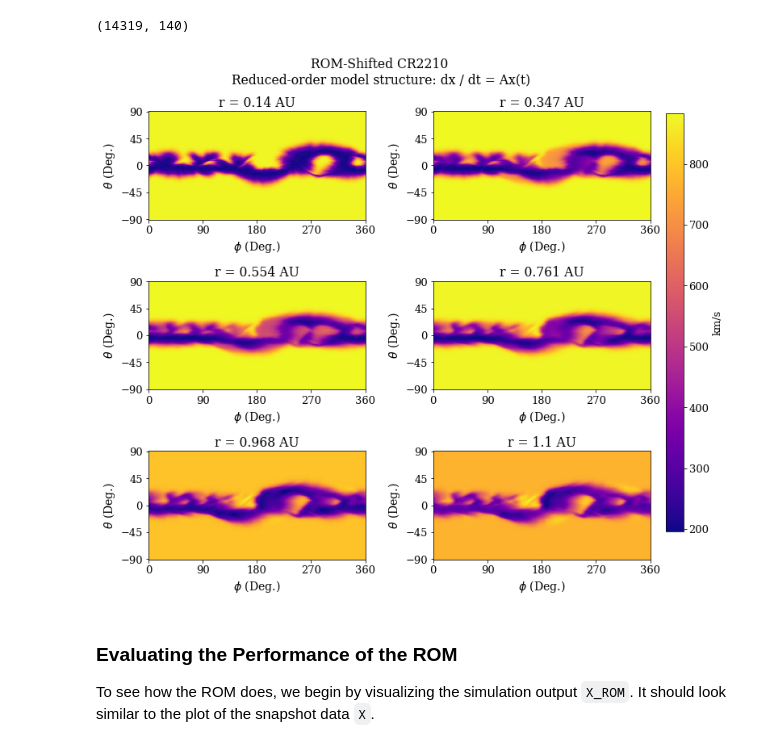
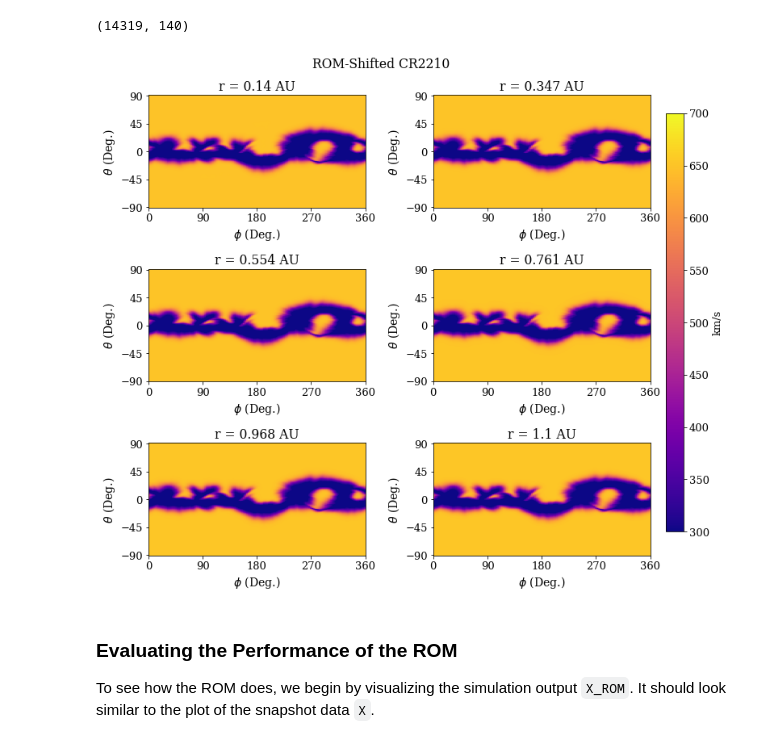
Before and after one commit to opaliss/Space-Weather-ROM, a Jupyter notebook: MHD/SW-ROM-Shifted-MHD-2D-LowRes.ipynb, the cells around one changed output. Cells and saved outputs as stored; diff of their text form; code cells hidden in the pictures.

```diff
--- a/MHD/SW-ROM-Shifted-MHD-2D-LowRes.ipynb
+++ b/MHD/SW-ROM-Shifted-MHD-2D-LowRes.ipynb
@@ -117,11 +122,12 @@ Due to the high temperature of the Sun's upper atmosphere, called the corona, pa
 
 Here we will model the radial velocity of the Solar Wind protons denoted by $v_{r}$. As the solar wind propagates out in the heliosphere it can reach velocities of around 300-700 km/sec.
 # %%
-def plot_slices_fig(data, title="MHD CR2210", figsave="figs/mhd_2D_slices.png"):
+def plot_slices_fig(data, title="MHD CR2210", figsave="figs/mhd_2D_slices.png", vmin=300, vmax=700):
     fig = plt.figure(figsize=(10,12))
     for id_subplot, snapshot in enumerate(np.append(np.arange(0, len(r), 30), len(r)-1), start=1):
         plt.subplot(4, 2, id_subplot)
-        im = plt.imshow(data[:, :, snapshot].T,  vmin=300, vmax=700, extent=[p[0]*180/np.pi, p[-1]*180/np.pi, t[0]*180/np.pi, t[-1]*180/np.pi],
+        im = plt.imshow(data[:, :, snapshot].T,  vmin=vmin, vmax=vmax,
+                        extent=[p[0]*180/np.pi, p[-1]*180/np.pi, t[0]*180/np.pi, t[-1]*180/np.pi],
                      cmap="plasma", aspect="auto")
         plt.title("r = " + str(round(r[snapshot].to(u.AU).value, 3)) + " AU")
         plt.xlabel(r"$\phi$ (Deg.)", fontsize=14)
@@ -217,5 +223,5 @@ plot_slices_fig(data=V_new, title="MHD Shifted CR2210", figsave="figs/mhd_2D_shi
 * Testing/Validation = Remaining $n_{r}-l$ radial indexes.
 # %%
 # set up the first l indexes used for training.
-l = int(0.9*(len(r)))
+l = int(0.7*(len(r)))
 # %%
@@ -370,6 +364,6 @@ $$
 V_{r} := \Phi_{:,:r}.
 $$
 # %%
-Vr, _ = roi.pre.pod_basis(flatten(X_train), rank, mode="dense")
+Vr, _ = roi.pre.pod_basis(flatten(X_train), 25, mode="dense")
 print(f"Shape of Vr: {Vr.shape}")
 # %% [output]
@@ -434,7 +432,7 @@ $$
 $$
 This is all done in the `fit()` method, given $X$, $\dot{X}$, and $V_r$.
 # %%
-model.fit(Vr, flatten(X_train), Xdot_, P=1e5)
+model.fit(Vr, flatten(X_train), Xdot_, P=5428675.43)
 # %% [output]
 <rom_operator_inference._core._inferred.InferredContinuousROM at 0x...>
 # %%
@@ -466,30 +464,9 @@ X_ROM.shape
 # %%
 X_ROM = undo_flatten(X_ROM)
 # %%
-fig = plt.figure(figsize=(10,12))
-for id_subplot, snapshot in enumerate(np.append(np.arange(0, len(r), 30), len(r)-1), start=1):
-    plt.subplot(4, 2, id_subplot)
-    im = plt.imshow(X_ROM[:, :, snapshot].T,  extent=[p[0]*180/np.pi, p[-1]*180/np.pi, t[0]*180/np.pi, t[-1]*180/np.pi],
-                 cmap="plasma", aspect="auto")
-    plt.title("r = " + str(round(r[snapshot].to(u.AU).value, 3)) + " AU")
-    plt.xlabel(r"$\phi$ (Deg.)", fontsize=14)
-    plt.ylabel(r"$\theta$ (Deg.)", fontsize=14)
-    plt.yticks([-90, -45, 0, 45, 90])
-    plt.xticks([360, 270, 180, 90, 0])
-
-
-fig.subplots_adjust(right=0.8)
-cbar_ax = fig.add_axes([0.99, 0.3, 0.03, 0.6])
-fig.colorbar(im, cax=cbar_ax)
-
-_ = cbar_ax.set_ylabel('km/s', rotation=90)
-
-fig.suptitle("ROM-Shifted CR2210 \n" + str(model))
-plt.tight_layout()
-
-fig.savefig("figs/mhd_2D_XROM_shifted_slices.png", dpi=300, bbox_inches='tight')
+plot_slices_fig(X_ROM, title="ROM-Shifted CR" + cr, figsave="figs/CR" + cr + "/Ax/mhd_2D_XROM_shifted_slices.png")
 # %% [output]
-[figure, old version]
+[figure, new version]
 # %% [markdown]
 ### Evaluating the Performance of the ROM
 
```
Also changed, not shown: parts of 42 cells of this notebook, 12 other files.
